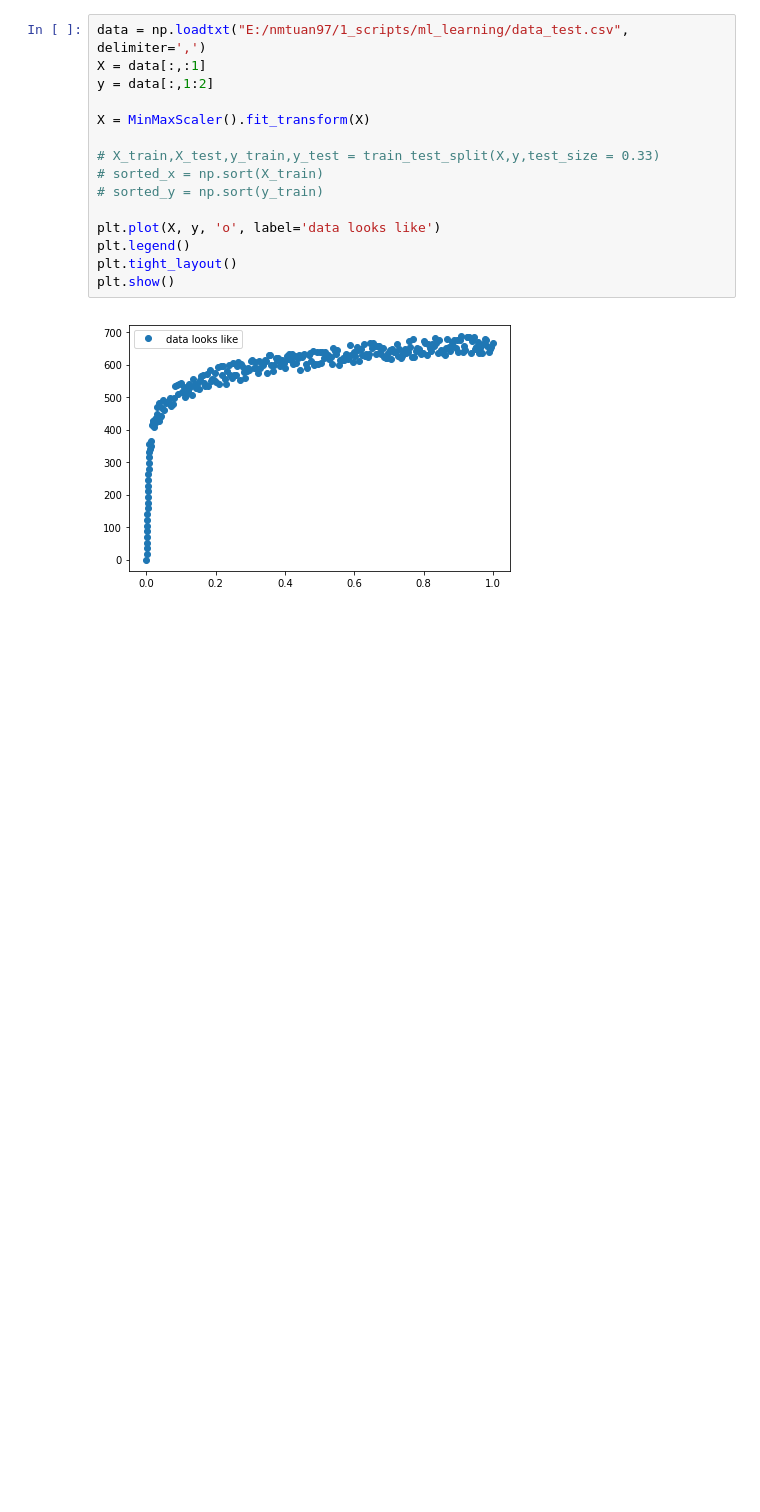
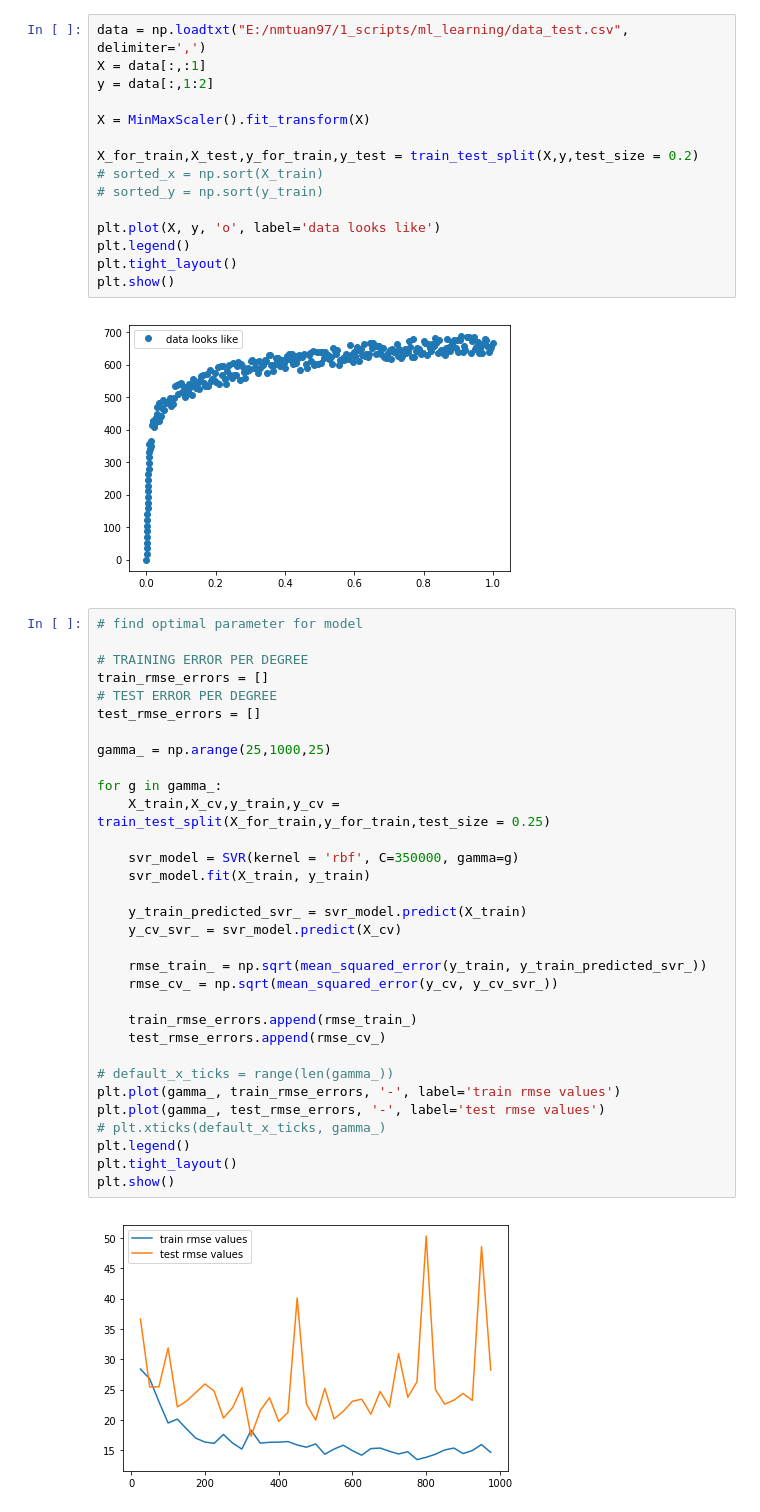
Before and after one commit to nmtuan97/ml_learning, a Jupyter notebook: svr_model.ipynb, the cells around one changed output. Saved outputs shown, nothing was run; the diff lists cells and outputs as text; blank space fills up the shorter version.

```diff
--- a/svr_model.ipynb
+++ b/svr_model.ipynb
@@ -18,7 +18,7 @@ y = data[:,1:2]
 
 X = MinMaxScaler().fit_transform(X)
 
-# X_train,X_test,y_train,y_test = train_test_split(X,y,test_size = 0.33)
+X_for_train,X_test,y_for_train,y_test = train_test_split(X,y,test_size = 0.2)
 # sorted_x = np.sort(X_train)
 # sorted_y = np.sort(y_train)
 
@@ -28,5 +28,39 @@ plt.tight_layout()
 plt.show()
 # %% [output]
 [figure]
+# %%
+# find optimal parameter for model
+
+# TRAINING ERROR PER DEGREE
+train_rmse_errors = []
+# TEST ERROR PER DEGREE
+test_rmse_errors = []
+
+gamma_ = np.arange(25,1000,25)
+
+for g in gamma_:
+    X_train,X_cv,y_train,y_cv = train_test_split(X_for_train,y_for_train,test_size = 0.25)
+
+    svr_model = SVR(kernel = 'rbf', C=350000, gamma=g)
+    svr_model.fit(X_train, y_train)
+
+    y_train_predicted_svr_ = svr_model.predict(X_train)
+    y_cv_svr_ = svr_model.predict(X_cv)
+
+    rmse_train_ = np.sqrt(mean_squared_error(y_train, y_train_predicted_svr_))
+    rmse_cv_ = np.sqrt(mean_squared_error(y_cv, y_cv_svr_))
+
+    train_rmse_errors.append(rmse_train_)
+    test_rmse_errors.append(rmse_cv_)
+
+# default_x_ticks = range(len(gamma_))
+plt.plot(gamma_, train_rmse_errors, '-', label='train rmse values')
+plt.plot(gamma_, test_rmse_errors, '-', label='test rmse values')
+# plt.xticks(default_x_ticks, gamma_)
+plt.legend()
+plt.tight_layout()
+plt.show()
+# %% [output]
+[figure, added]
 # %%
 # train model using svr method
```
Also changed, not shown: parts of 2 cells of this notebook, 4 other files.
